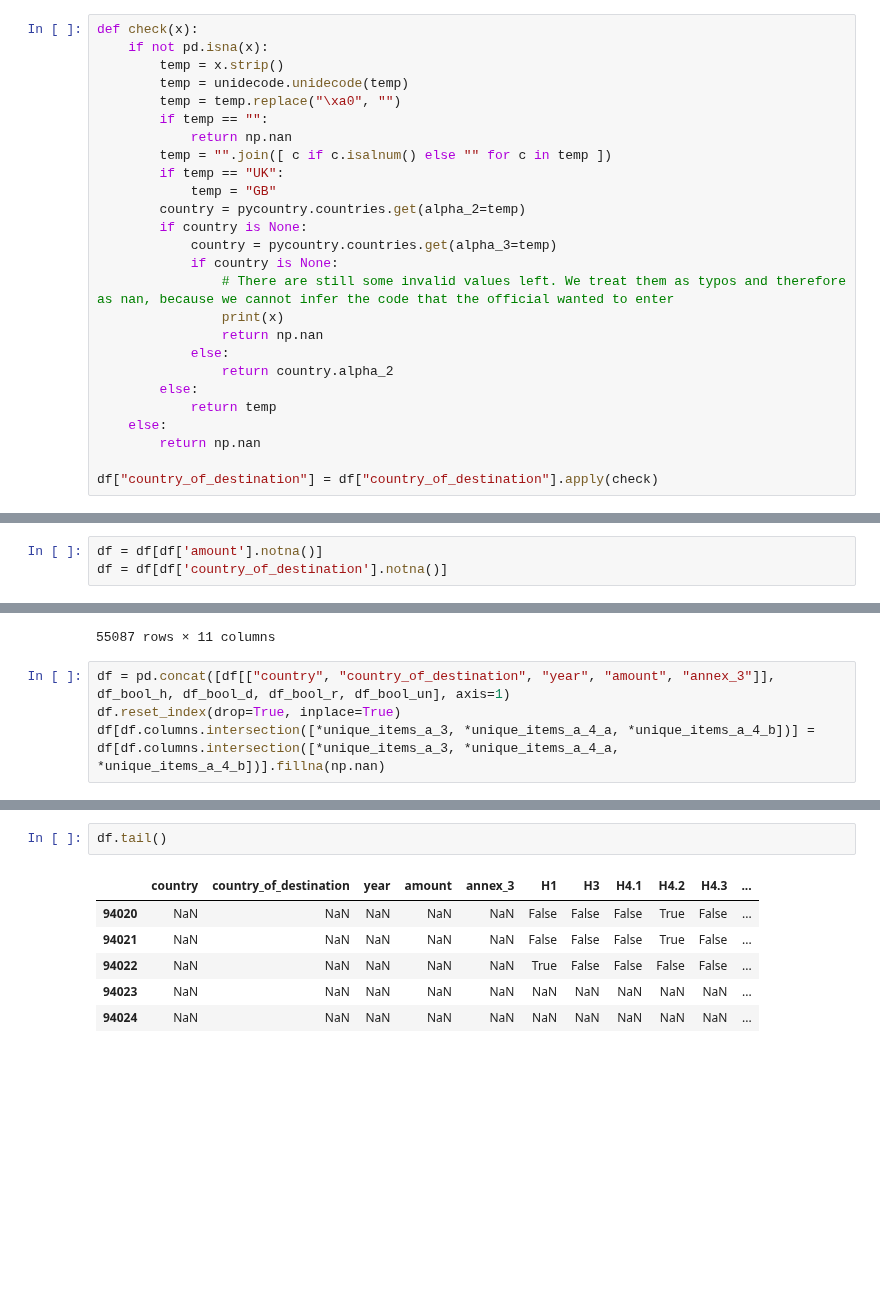
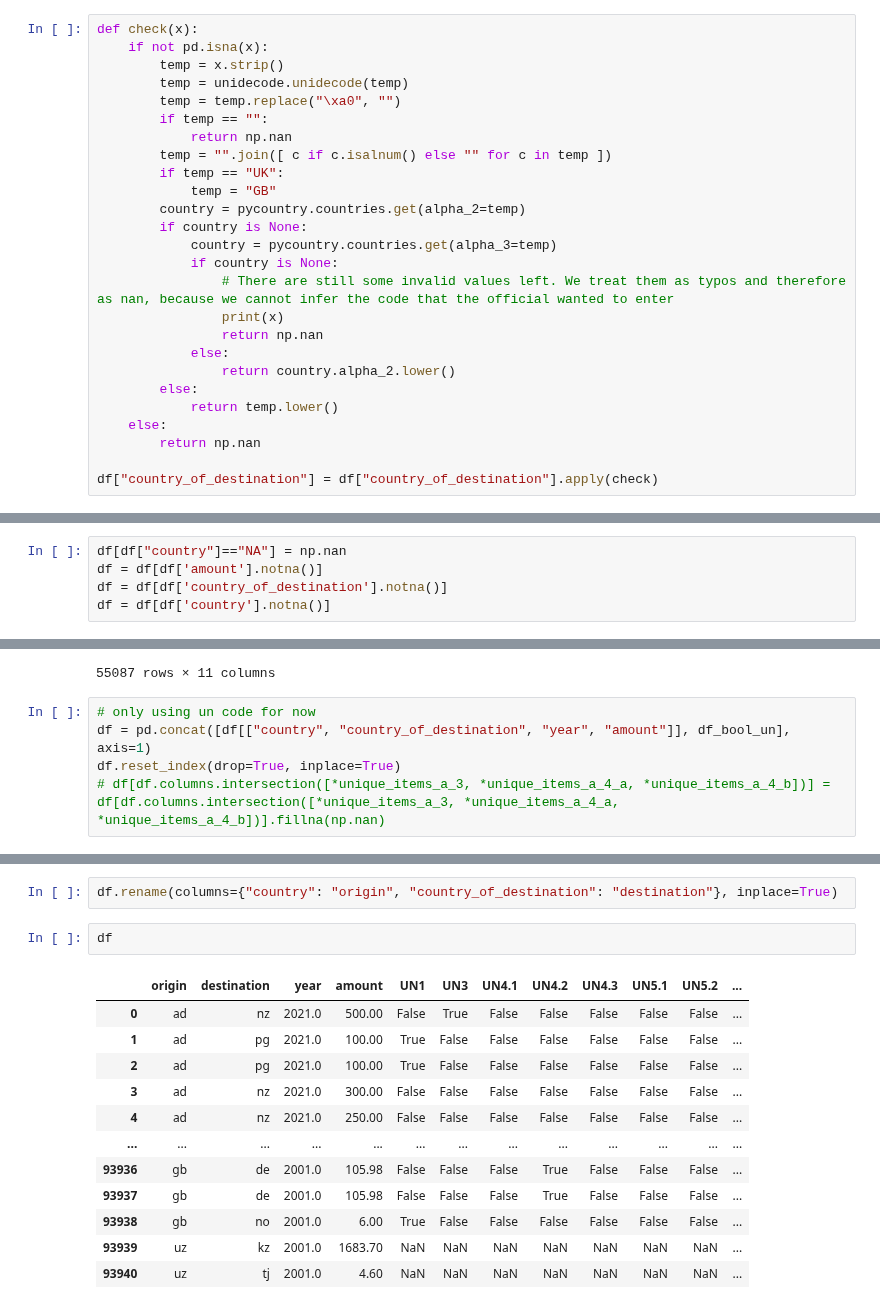
Before and after one commit to jstet/Basel_Convention_Scraper, a Jupyter notebook: data_processing/processing.ipynb, the cells around one changed output, grey strips where cells are left out. Saved outputs shown, nothing was run; the diff lists cells and outputs as text; blank space fills up the shorter version.

```diff
--- a/data_processing/processing.ipynb
+++ b/data_processing/processing.ipynb
@@ -81,9 +86,9 @@ def check(x):
                 print(x)
                 return np.nan
             else:
-                return country.alpha_2
+                return country.alpha_2.lower()
         else:
-            return temp
+            return temp.lower()
     else:
         return np.nan
 
@@ -283,8 +288,10 @@ df["amount"] = df.apply(lambda x: func(x["amount"]), axis=1)
 # %% [markdown]
 We are going to drop all rows that have missing values for amount and country_of_destination.
 # %%
+df[df["country"]=="NA"] = np.nan
 df = df[df['amount'].notna()]
 df = df[df['country_of_destination'].notna()]
+df = df[df['country'].notna()]
 # %%
 print(f"Lost {initial_len - len(df)} rows")
 # %% [output]
@@ -364,6 +371,7 @@ df_bool_un
 | 94022 | True | False | False | False | False | False | False | False | False | False | True |
 55087 rows × 11 columns
 # %%
-df = pd.concat([df[["country", "country_of_destination", "year", "amount", "annex_3"]], df_bool_h, df_bool_d, df_bool_r, df_bool_un], axis=1)
+# only using un code for now
+df = pd.concat([df[["country", "country_of_destination", "year", "amount"]], df_bool_un], axis=1)
 df.reset_index(drop=True, inplace=True)
-df[df.columns.intersection([*unique_items_a_3, *unique_items_a_4_a, *unique_items_a_4_b])] = df[df.columns.intersection([*unique_items_a_3, *unique_items_a_4_a, *unique_items_a_4_b])].fillna(np.nan)
+# df[df.columns.intersection([*unique_items_a_3, *unique_items_a_4_a, *unique_items_a_4_b])] = df[df.columns.intersection([*unique_items_a_3, *unique_items_a_4_a, *unique_items_a_4_b])].fillna(np.nan)
@@ -370,9 +409,17 @@ df[df.columns.intersection([*unique_items_a_3, *unique_items_a_4_a, *unique_item
+# %%
+df.rename(columns={"country": "origin", "country_of_destination": "destination"}, inplace=True)
 # %%
-df.tail()
+df
 # %% [output]
-|  | country | country_of_destination | year | amount | annex_3 | H1 | H3 | H4.1 | H4.2 | H4.3 | ... |
-| 94020 | NaN | NaN | NaN | NaN | NaN | False | False | False | True | False | ... |
-| 94021 | NaN | NaN | NaN | NaN | NaN | False | False | False | True | False | ... |
-| 94022 | NaN | NaN | NaN | NaN | NaN | True | False | False | False | False | ... |
-| 94023 | NaN | NaN | NaN | NaN | NaN | NaN | NaN | NaN | NaN | NaN | ... |
-| 94024 | NaN | NaN | NaN | NaN | NaN | NaN | NaN | NaN | NaN | NaN | ... |
+|  | origin | destination | year | amount | UN1 | UN3 | UN4.1 | UN4.2 | UN4.3 | UN5.1 | UN5.2 | ... |
+| 0 | ad | nz | 2021.0 | 500.00 | False | True | False | False | False | False | False | ... |
+| 1 | ad | pg | 2021.0 | 100.00 | True | False | False | False | False | False | False | ... |
+| 2 | ad | pg | 2021.0 | 100.00 | True | False | False | False | False | False | False | ... |
+| 3 | ad | nz | 2021.0 | 300.00 | False | False | False | False | False | False | False | ... |
+| 4 | ad | nz | 2021.0 | 250.00 | False | False | False | False | False | False | False | ... |
+| ... | ... | ... | ... | ... | ... | ... | ... | ... | ... | ... | ... | ... |
+| 93936 | gb | de | 2001.0 | 105.98 | False | False | False | True | False | False | False | ... |
+| 93937 | gb | de | 2001.0 | 105.98 | False | False | False | True | False | False | False | ... |
+| 93938 | gb | no | 2001.0 | 6.00 | True | False | False | False | False | False | False | ... |
+| 93939 | uz | kz | 2001.0 | 1683.70 | NaN | NaN | NaN | NaN | NaN | NaN | NaN | ... |
+| 93940 | uz | tj | 2001.0 | 4.60 | NaN | NaN | NaN | NaN | NaN | NaN | NaN | ... |
```
Also changed, not shown: parts of 17 cells of this notebook, 7 other files.
